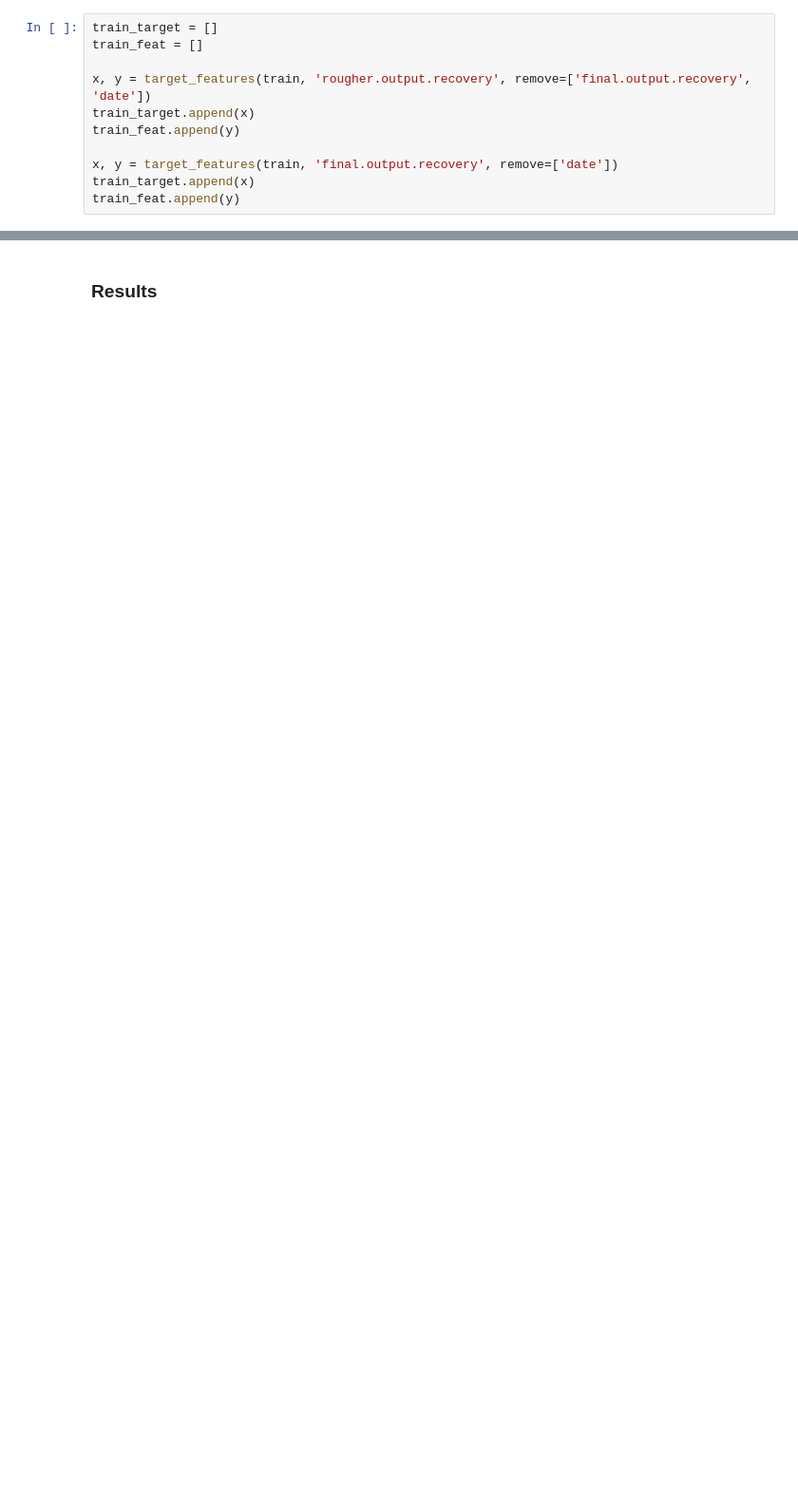
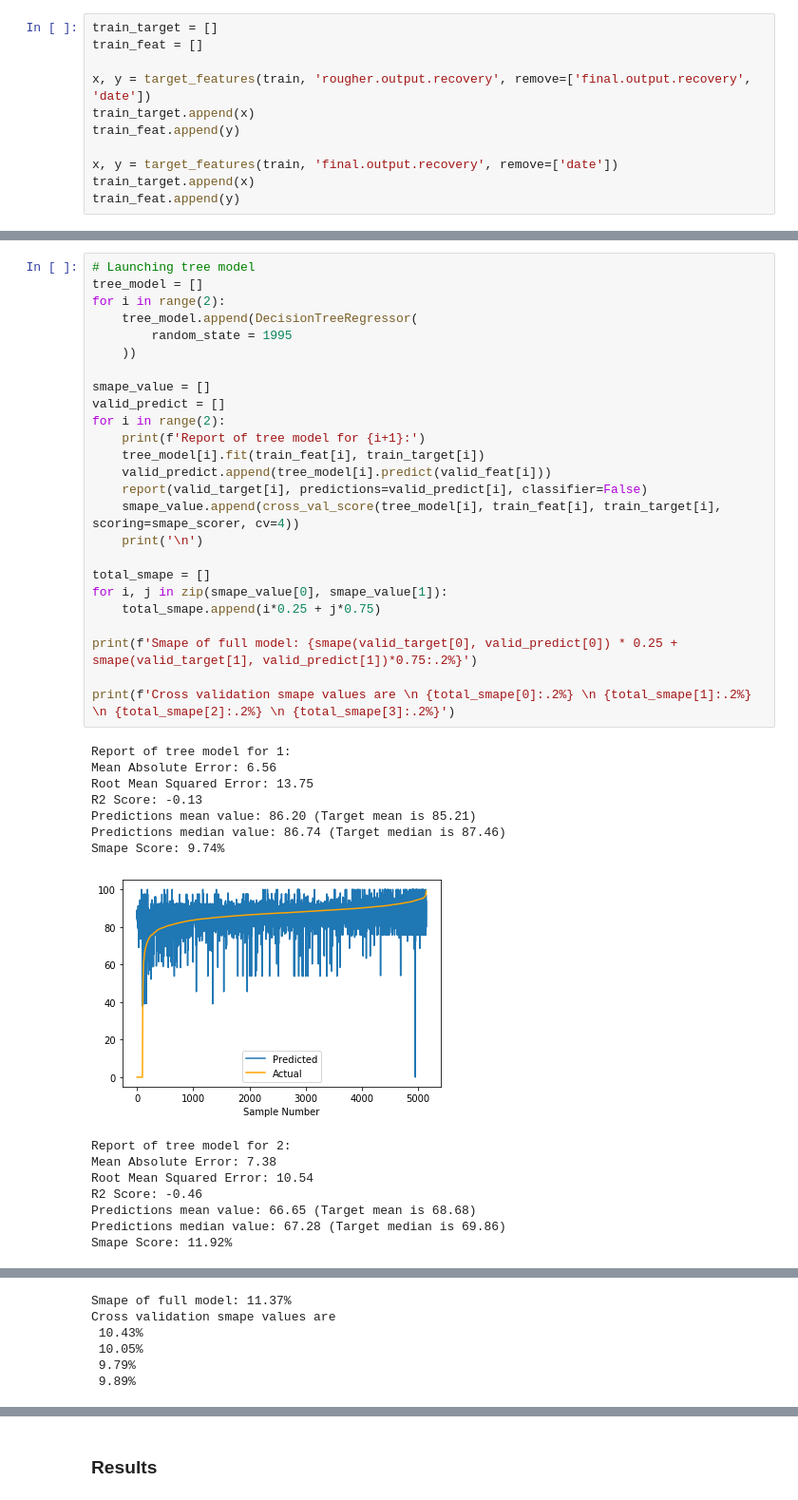
Before and after one commit to lucasmouragomes/portfolio, a Jupyter notebook: gold_mining/sprint10_project.ipynb, the cells around one changed output, grey strips where cells are left out. Shown at 95% size. Cells and saved outputs as stored; diff of their text form; blank space fills up the shorter version.

```diff
--- a/gold_mining/sprint10_project.ipynb
+++ b/gold_mining/sprint10_project.ipynb
@@ -516,0 +572,41 @@ Predictions median value: 69.70 (Target median is 69.86)
+# %%
+# Launching tree model
+tree_model = []
+for i in range(2):
+    tree_model.append(DecisionTreeRegressor(
+        random_state = 1995
+    ))
+
+smape_value = []
+valid_predict = []
+for i in range(2):
+    print(f'Report of tree model for {i+1}:')
+    tree_model[i].fit(train_feat[i], train_target[i])
+    valid_predict.append(tree_model[i].predict(valid_feat[i]))
+    report(valid_target[i], predictions=valid_predict[i], classifier=False)
+    smape_value.append(cross_val_score(tree_model[i], train_feat[i], train_target[i], scoring=smape_scorer, cv=4))
+    print('\n')
+
+total_smape = []
+for i, j in zip(smape_value[0], smape_value[1]):
+    total_smape.append(i*0.25 + j*0.75)
+
+print(f'Smape of full model: {smape(valid_target[0], valid_predict[0]) * 0.25 + smape(valid_target[1], valid_predict[1])*0.75:.2%}')
+
+print(f'Cross validation smape values are \n {total_smape[0]:.2%} \n {total_smape[1]:.2%} \n {total_smape[2]:.2%} \n {total_smape[3]:.2%}')
+# %% [output]
+Report of tree model for 1:
+Mean Absolute Error: 6.56
+Root Mean Squared Error: 13.75
+R2 Score: -0.13
+Predictions mean value: 86.20 (Target mean is 85.21)
+Predictions median value: 86.74 (Target median is 87.46)
+Smape Score: 9.74%
+[figure, added]
+Report of tree model for 2:
+Mean Absolute Error: 7.38
+Root Mean Squared Error: 10.54
+R2 Score: -0.46
+Predictions mean value: 66.65 (Target mean is 68.68)
+Predictions median value: 67.28 (Target median is 69.86)
+Smape Score: 11.92%
@@ -516,0 +614,6 @@ Predictions median value: 69.70 (Target median is 69.86)
+Smape of full model: 11.37%
+Cross validation smape values are
+ 10.43%
+ 10.05%
+ 9.79%
+ 9.89%
```
Also changed, not shown: parts of 67 cells of this notebook.
